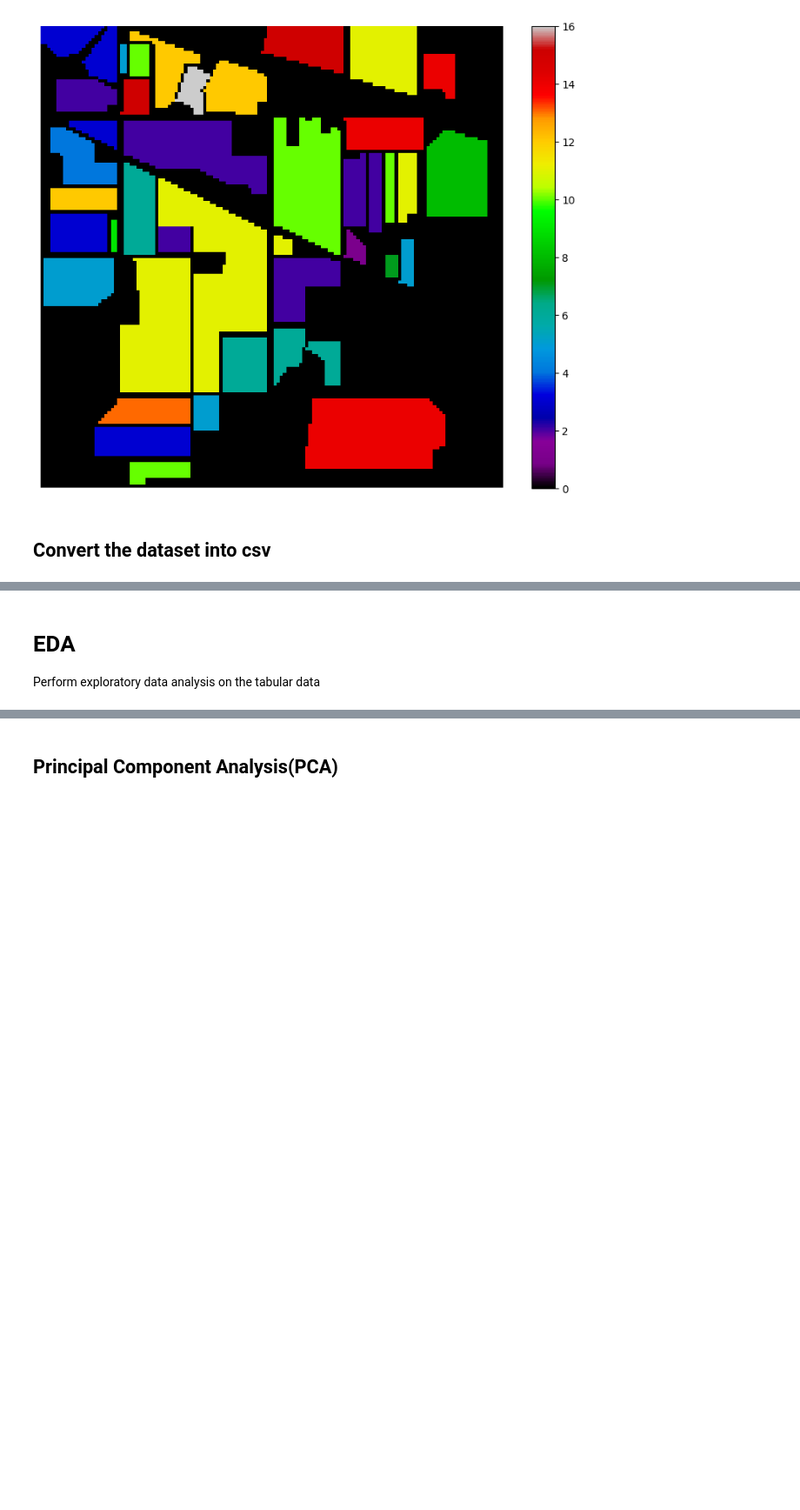
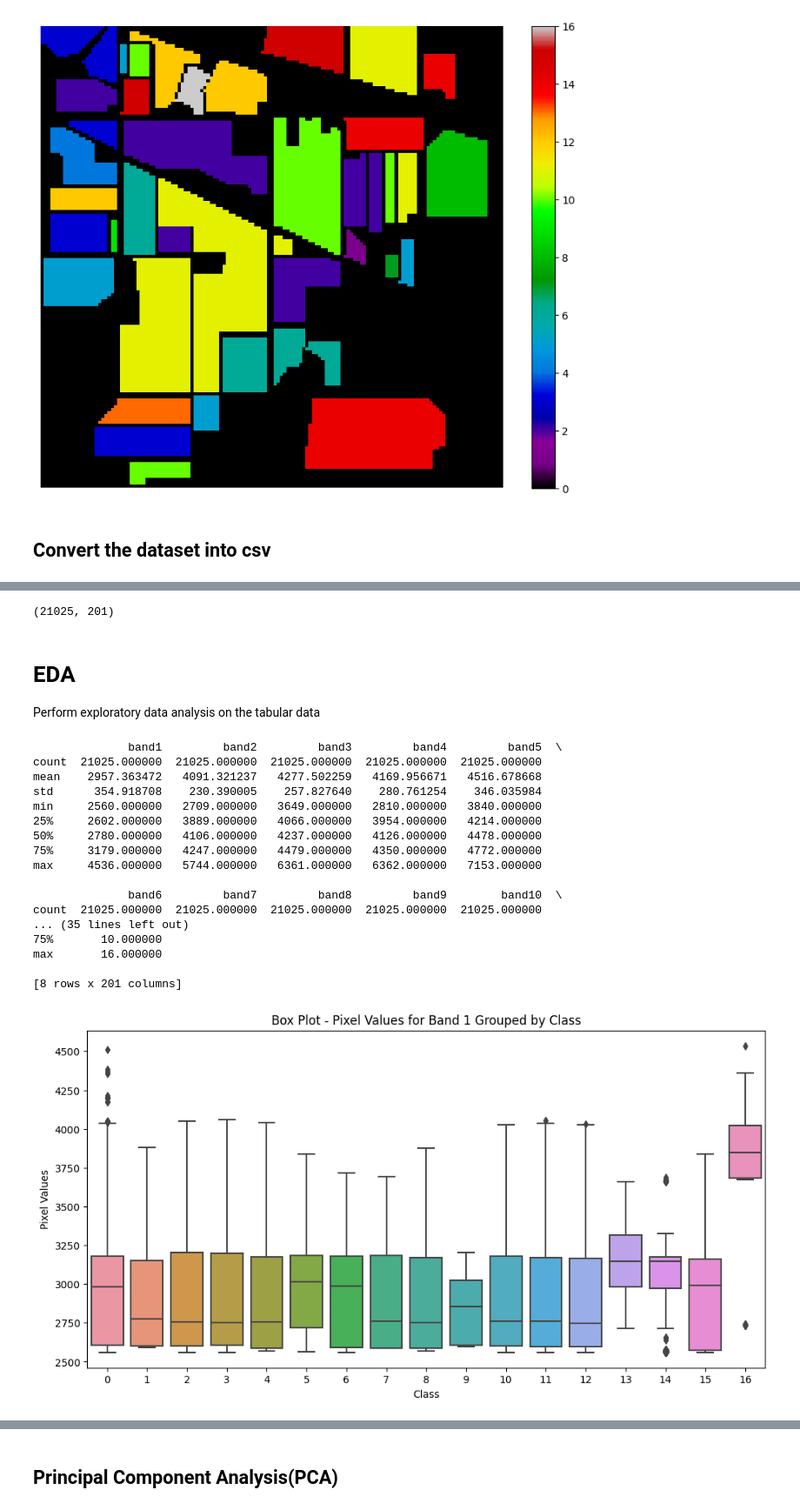
Before and after one commit to VanuatuN/MM, a Jupyter notebook: Indian_pines_class_ed.ipynb, the cells around one changed output, grey strips where cells are left out. Shown at 87% size. Saved outputs shown, nothing was run; the diff lists cells and outputs as text; code cells hidden in the pictures; blank space fills up the shorter version.

```diff
--- a/Indian_pines_class_ed.ipynb
+++ b/Indian_pines_class_ed.ipynb
@@ -203,4 +154,56 @@ df = extract_pixels(X, y)
+# %%
+df.shape
+# %% [output]
+(21025, 201)
 # %% [markdown]
 # EDA
 
 Perform exploratory data analysis on the tabular data
+# %%
+import pandas as pd
+import numpy as np
+import matplotlib.pyplot as plt
+import seaborn as sns
+
+# Extraction of pixels
+def extract_pixels(X, y):
+    q = X.reshape(-1, X.shape[2])
+    df = pd.DataFrame(data=q)
+    df = pd.concat([df, pd.DataFrame(data=y.ravel())], axis=1)
+    df.columns = [f'band{i}' for i in range(1, 1 + X.shape[2])] + ['class']
+    df.to_csv('Dataset.csv', index=False)
+    return df
+
+df = extract_pixels(X, y)
+
+# Descriptive Statistics
+descriptive_stats = df.describe()
+print(descriptive_stats)
+
+
+# Box plot for band grouped by object class
+plt.figure(figsize=(12, 6))
+sns.boxplot(data=df, x='class', y='band1')
+plt.title('Box Plot - Pixel Values for Band 1 Grouped by Class')
+plt.xlabel('Class')
+plt.ylabel('Pixel Values')
+plt.show()
+# %% [output]
+              band1         band2         band3         band4         band5  \
+count  21025.000000  21025.000000  21025.000000  21025.000000  21025.000000
+mean    2957.363472   4091.321237   4277.502259   4169.956671   4516.678668
+std      354.918708    230.390005    257.827640    280.761254    346.035984
+min     2560.000000   2709.000000   3649.000000   2810.000000   3840.000000
+25%     2602.000000   3889.000000   4066.000000   3954.000000   4214.000000
+50%     2780.000000   4106.000000   4237.000000   4126.000000   4478.000000
+75%     3179.000000   4247.000000   4479.000000   4350.000000   4772.000000
+max     4536.000000   5744.000000   6361.000000   6362.000000   7153.000000
+
+              band6         band7         band8         band9        band10  \
+count  21025.000000  21025.000000  21025.000000  21025.000000  21025.000000
+... (35 lines left out)
+75%       10.000000
+max       16.000000
+
+[8 rows x 201 columns]
+[figure, added]
```
Also changed, not shown: parts of 22 cells of this notebook, 1 other file.
